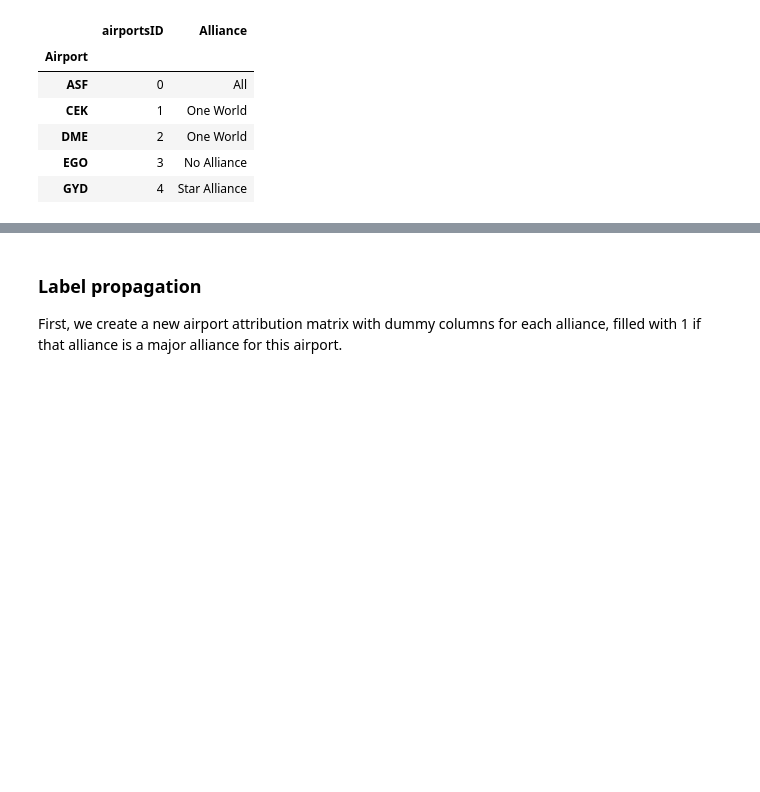
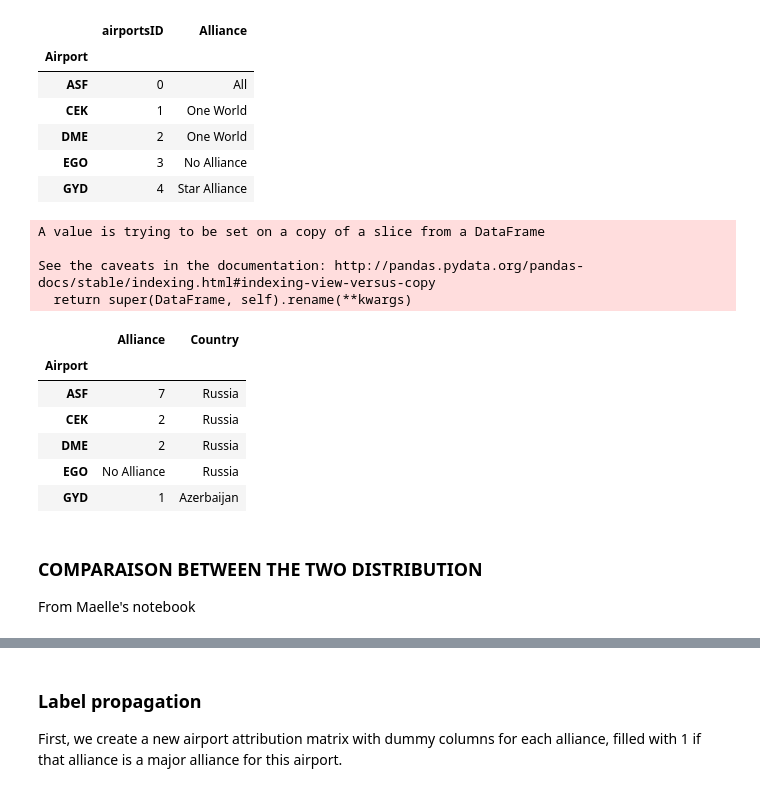
Before and after one commit to nicolasFontbonne/Project_ntds, a Jupyter notebook: main_marie.ipynb, the cells around one changed output, grey strips where cells are left out. Cells and saved outputs as stored; diff of their text form; code cells hidden in the pictures; blank space fills up the shorter version.

```diff
--- a/main_marie.ipynb
+++ b/main_marie.ipynb
@@ -520 +527,32 @@ Int64Index([1, 2, 3], dtype='int64', name='num_alce')
+# %%
+# From Maelle's Notebook:
+
+# with colour code
+
+# Go back to a DataFrame where each airport is attributed to an alliance
+airport_attribution = airportsID.copy()
+airport_attribution['Alliance'] = np.nan
+
+for airport in airport_attribution.index :
+    idx = int(airport_attribution.loc[airport].airportsID)
+    SA = np.sum(adjacency[idx, :, 2]) + np.sum(adjacency[:, idx, 2])
+    OW = np.sum(adjacency[idx, :, 3]) + np.sum(adjacency[:, idx, 3])
+    ST = np.sum(adjacency[idx, :, 4]) + np.sum(adjacency[:, idx, 4])
+    if (SA==OW) & (SA==ST):
+        if SA == 0:
+            airport_attribution.loc[airport,'Alliance']= "No Alliance"
+        else:
+            airport_attribution.loc[airport,'Alliance']= 7
+    elif (SA == OW) & (SA == max(SA, OW, ST)):
+        airport_attribution.loc[airport,'Alliance']= 4
+    elif (SA == ST) & (SA == max(SA, OW, ST)):
+        airport_attribution.loc[airport,'Alliance']= 6
+    elif (OW == ST) & (ST == max(SA, OW, ST)):
+        airport_attribution.loc[airport,'Alliance'] = 5
+    elif SA==max(SA,OW,ST) :
+        airport_attribution.loc[airport,'Alliance']= 1
+    elif OW==max(SA,OW,ST) :
+        airport_attribution.loc[airport,'Alliance']= 2
+    elif ST==max(SA,OW,ST) :
+        airport_attribution.loc[airport,'Alliance']= 3
 # %%
@@ -569,3 +607,29 @@ airport_attribution.head()
 | DME | 2 | One World |
 | EGO | 3 | No Alliance |
 | GYD | 4 | Star Alliance |
+# %%
+country_ref=airports[['Country','IATA']]
+country_ref.rename(columns={"IATA": "Airport"},inplace=True)
+country_ref.set_index('Airport', inplace=True)
+
+airport_attribution = pd.merge(airport_attribution, country_ref,  on='Airport')
+airport_attribution.drop(columns=['airportsID'], inplace=True)
+# %% [output]
+A value is trying to be set on a copy of a slice from a DataFrame
+
+See the caveats in the documentation: http://pandas.pydata.org/pandas-docs/stable/indexing.html#indexing-view-versus-copy
+  return super(DataFrame, self).rename(**kwargs)
+# %%
+airport_attribution.head()
+# %% [output]
+|  | Alliance | Country |
+| Airport |  |  |
+| ASF | 7 | Russia |
+| CEK | 2 | Russia |
+| DME | 2 | Russia |
+| EGO | No Alliance | Russia |
+| GYD | 1 | Azerbaijan |
+# %% [markdown]
+### COMPARAISON BETWEEN THE TWO DISTRIBUTION
+
+From Maelle's notebook
```
Also changed, not shown: parts of 22 cells of this notebook, 2 other files.
